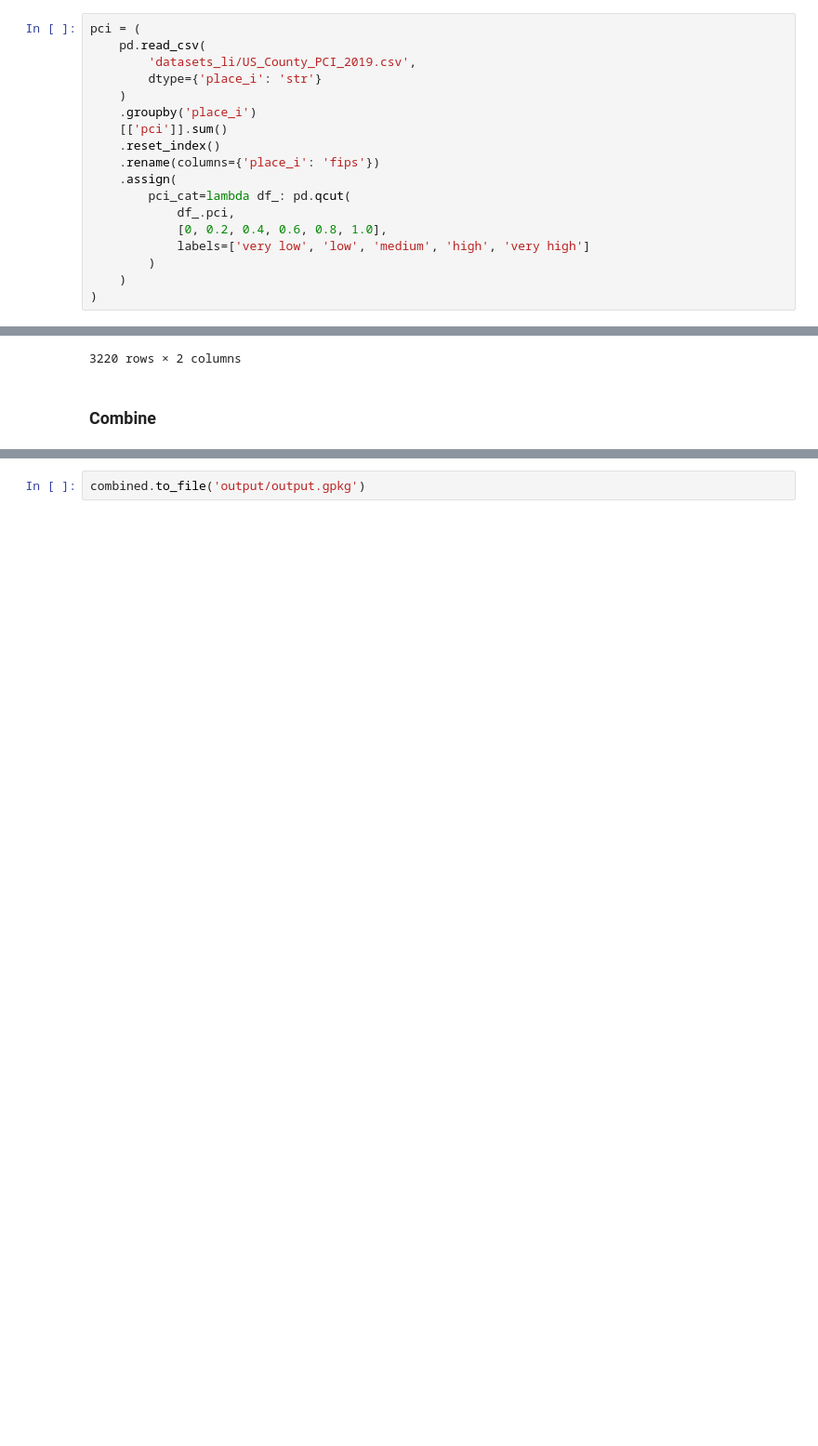
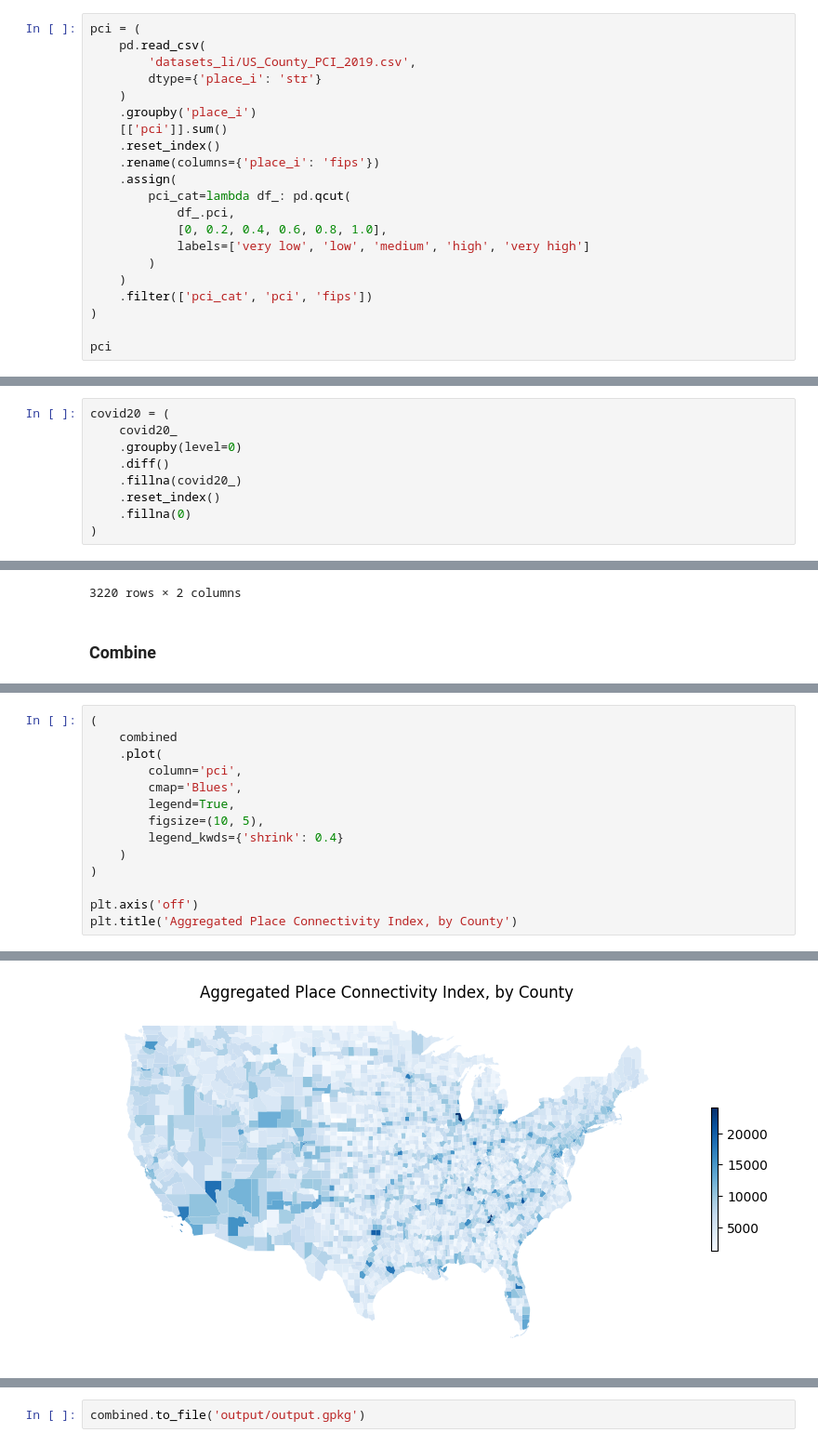
Before and after one commit to ilyankou/wuhan-geoinformatics, a Jupyter notebook: Project.ipynb, the cells around one changed output, grey strips where cells are left out. Shown at 93% size. Saved outputs shown, nothing was run; the diff lists cells and outputs as text; blank space fills up the shorter version.

Commit message:
Add visuals

```diff
--- a/Project.ipynb
+++ b/Project.ipynb
@@ -71,4 +65,7 @@ pci = (
             labels=['very low', 'low', 'medium', 'high', 'very high']
         )
     )
+    .filter(['pci_cat', 'pci', 'fips'])
 )
+
+pci
@@ -219,0 +260,9 @@ covid20 = covid20_.diff().fillna(covid20_).reset_index()
+# %%
+covid20 = (
+    covid20_
+    .groupby(level=0)
+    .diff()
+    .fillna(covid20_)
+    .reset_index()
+    .fillna(0)
+)
@@ -374,0 +442,15 @@ combined = (
+# %%
+(
+    combined
+    .plot(
+        column='pci',
+        cmap='Blues',
+        legend=True,
+        figsize=(10, 5),
+        legend_kwds={'shrink': 0.4}
+    )
+)
+
+plt.axis('off')
+plt.title('Aggregated Place Connectivity Index, by County')
+# %% [output]
@@ -374,0 +458 @@ combined = (
+[figure, added]
```
Also changed, not shown: parts of 64 cells of this notebook, 1 other file.
